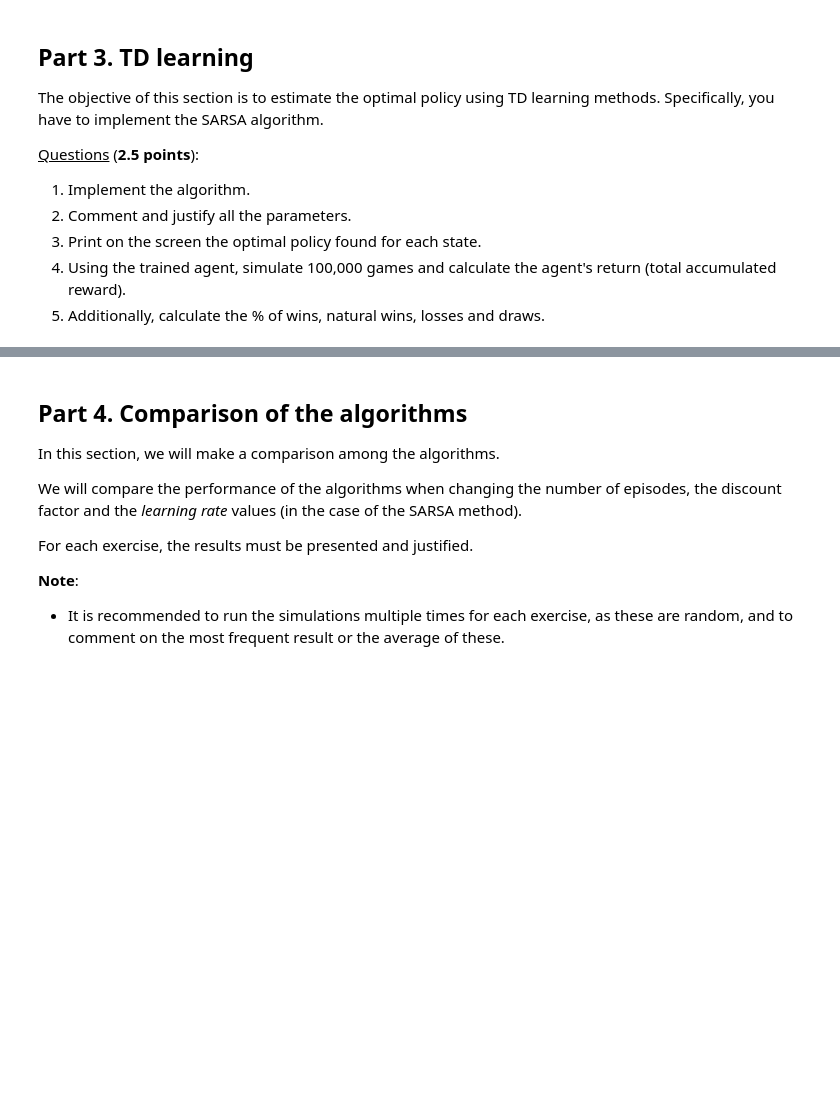
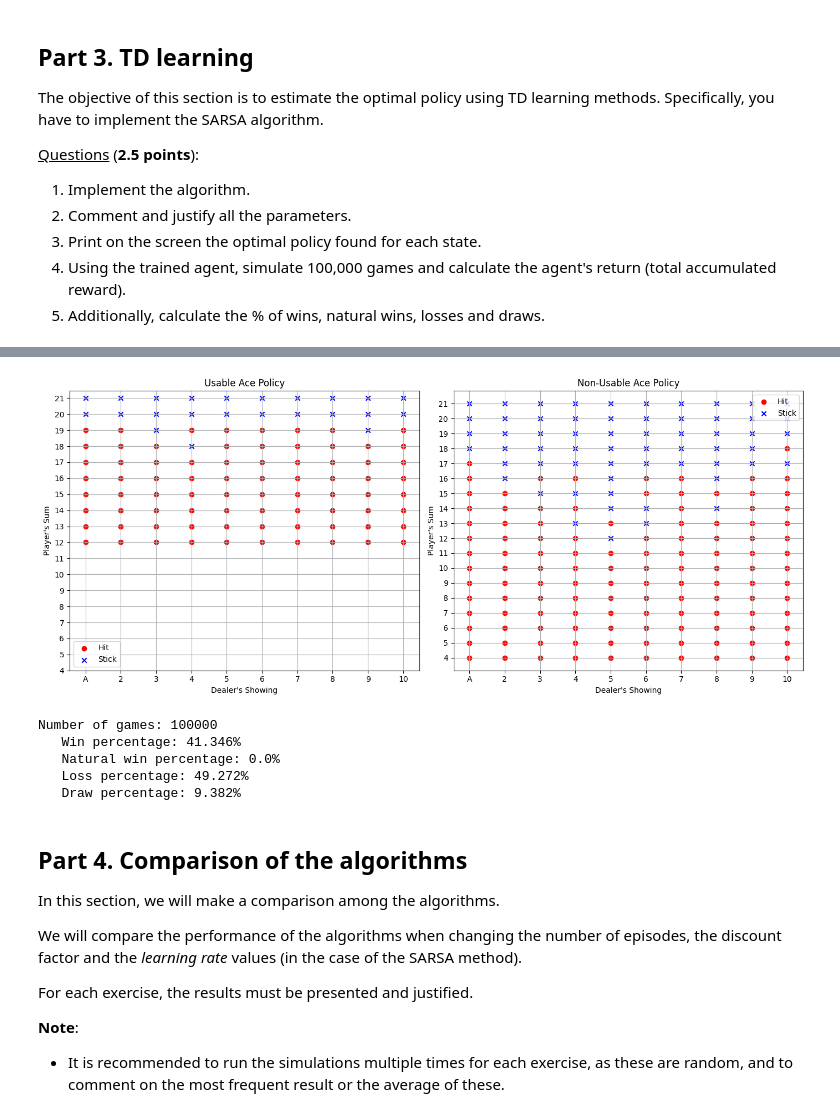
Before and after one commit to Martinacarretta/Paradigms_ML, a Jupyter notebook: practical LAB 1/PRA1_BlackJack.ipynb, the cells around one changed output, grey strips where cells are left out. Cells and saved outputs as stored; diff of their text form; code cells hidden in the pictures; blank space fills up the shorter version.

```diff
--- a/practical LAB 1/PRA1_BlackJack.ipynb
+++ b/practical LAB 1/PRA1_BlackJack.ipynb
@@ -696,3 +782,15 @@ Number of games: 500000, discount: 1, epsilon: 0.7
+# %%
+plot_policy(q, policy)
+# %% [output]
+[figure, added]
+# %%
+run_episodes_and_get_stats (num_games=100000, q=q, env=env, debug=False)
+# %% [output]
+Number of games: 100000
+   Win percentage: 41.346%
+   Natural win percentage: 0.0%
+   Loss percentage: 49.272%
+   Draw percentage: 9.382%
 # %% [markdown]
 ## Part 4. Comparison of the algorithms
 
```
Also changed, not shown: parts of 5 cells of this notebook.
